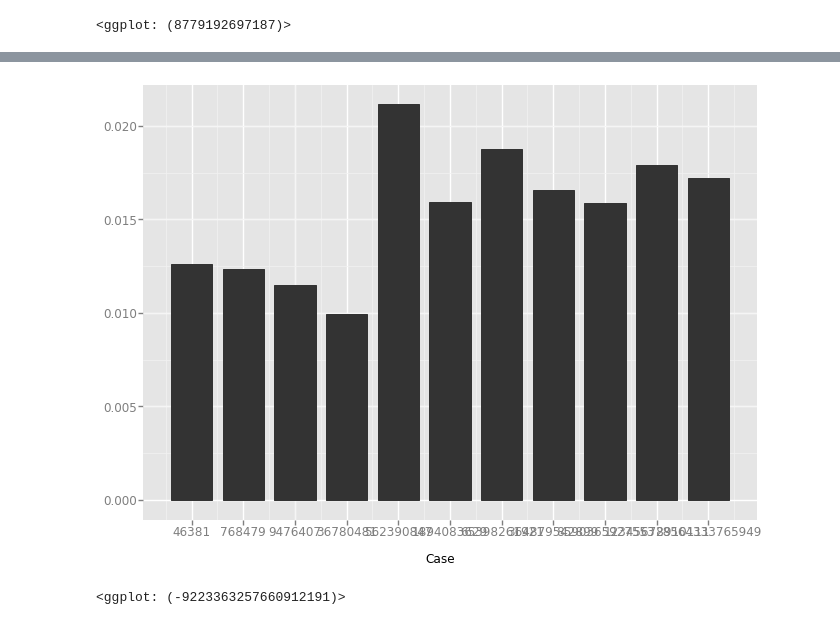
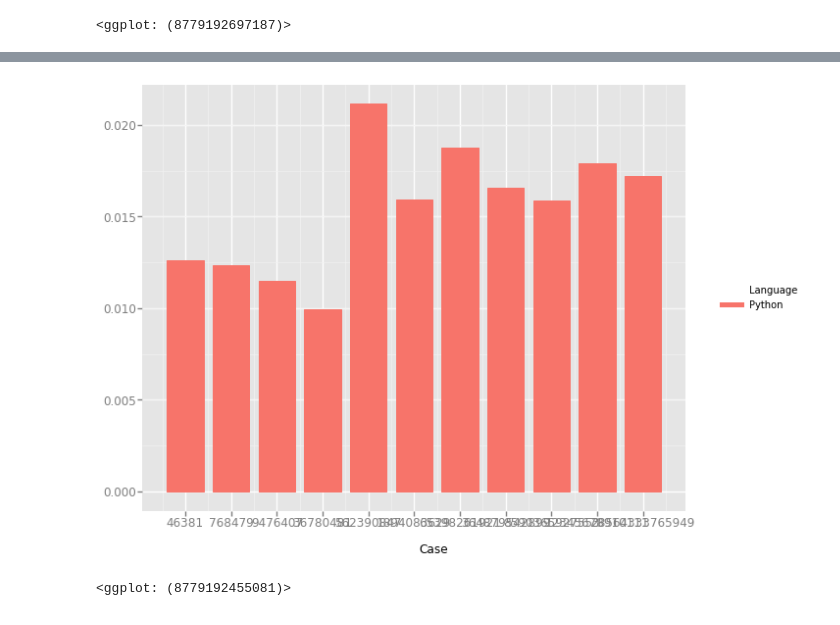
Before and after one commit to BraulioV/Cryptography, a Jupyter notebook: 1.Aritmetica-Modular/1.Aritmetica-Modular-py.ipynb, the cells around one changed output, grey strips where cells are left out. Drawn from its saved outputs; the diff is of its cells as text; code cells hidden in the pictures.

```diff
--- a/1.Aritmetica-Modular/1.Aritmetica-Modular-py.ipynb
+++ b/1.Aritmetica-Modular/1.Aritmetica-Modular-py.ipynb
@@ -497,6 +510,7 @@ ggplot(BSGS, aes(x="Case", weight="Time", fill='Language')) + geom_bar()
 # %%
-JAC = pd.read_csv('Jacobi.csv')
-ggplot(JAC, aes(x="Case", weight="Time")) + geom_bar()
+JAC = add_language(pd.read_csv('Jacobi.csv'), 'Python')
+
+ggplot(JAC, aes(x="Case", fill="Language", weight="Time")) + geom_bar()
 # %% [output]
-[figure, old version]
+[figure, new version]
-<ggplot: (-9223363257660912191)>
+<ggplot: (8779192455081)>
```
Also changed, not shown: parts of 1 cell of this notebook, 2 other files.
